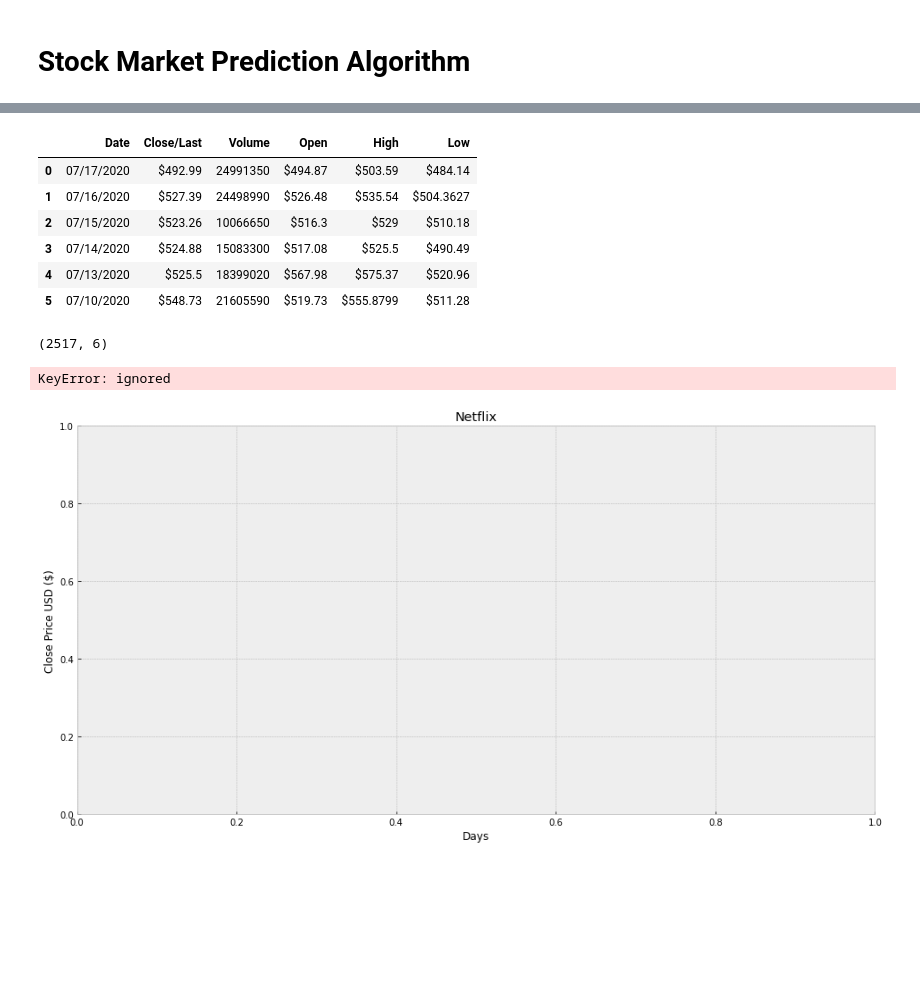
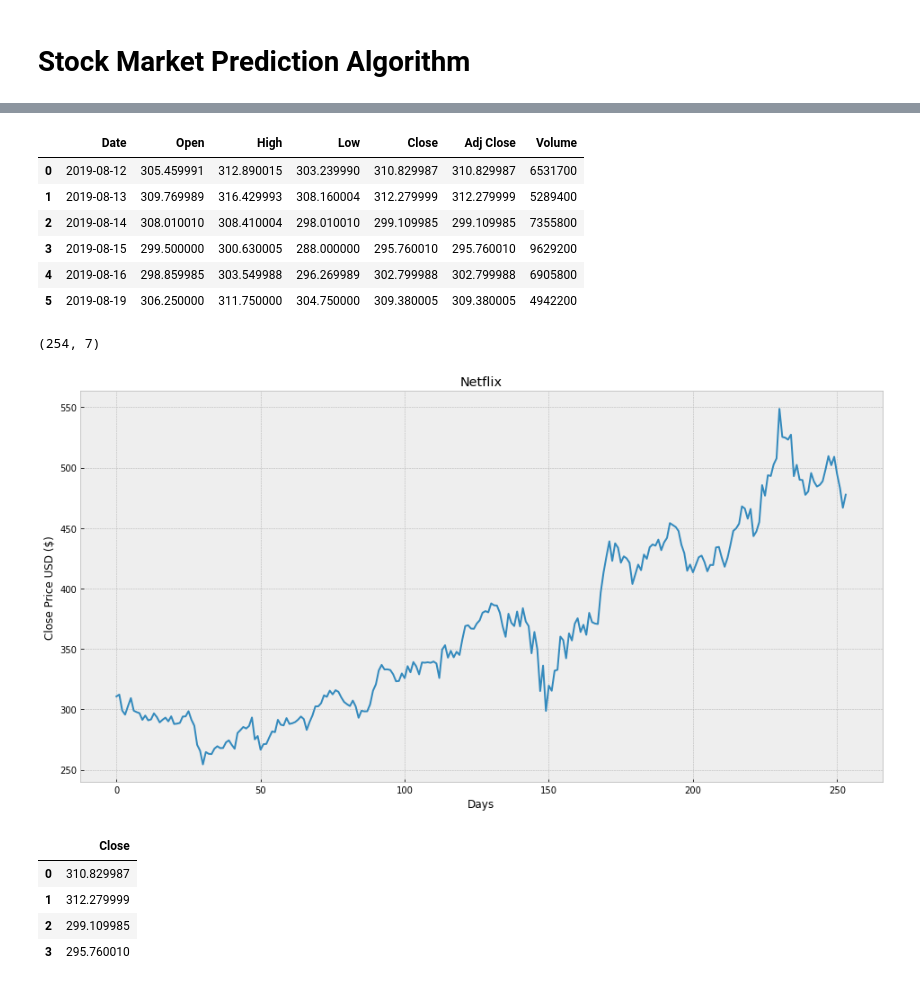
Before and after one commit to michelleruas/Variance_Machine_Learning, a Jupyter notebook: Stock_Market_Prediction.ipynb, the cells around one changed output, grey strips where cells are left out. Cells and saved outputs as stored; diff of their text form; code cells hidden in the pictures; blank space fills up the shorter version.

```diff
--- a/Stock_Market_Prediction.ipynb
+++ b/Stock_Market_Prediction.ipynb
@@ -21,28 +21,37 @@ Saving netflix.csv to netflix.csv
 # %%
 #Store data
-df = pd.read_csv('netflix.csv')
+df = pd.read_csv('NFLX.csv')
 df.head(6)
 # %% [output]
-|  | Date | Close/Last | Volume | Open | High | Low |
-| 0 | 07/17/2020 | $492.99 | 24991350 | $494.87 | $503.59 | $484.14 |
-| 1 | 07/16/2020 | $527.39 | 24498990 | $526.48 | $535.54 | $504.3627 |
-| 2 | 07/15/2020 | $523.26 | 10066650 | $516.3 | $529 | $510.18 |
-| 3 | 07/14/2020 | $524.88 | 15083300 | $517.08 | $525.5 | $490.49 |
-| 4 | 07/13/2020 | $525.5 | 18399020 | $567.98 | $575.37 | $520.96 |
-| 5 | 07/10/2020 | $548.73 | 21605590 | $519.73 | $555.8799 | $511.28 |
+|  | Date | Open | High | Low | Close | Adj Close | Volume |
+| 0 | 2019-08-12 | 305.459991 | 312.890015 | 303.239990 | 310.829987 | 310.829987 | 6531700 |
+| 1 | 2019-08-13 | 309.769989 | 316.429993 | 308.160004 | 312.279999 | 312.279999 | 5289400 |
+| 2 | 2019-08-14 | 308.010010 | 308.410004 | 298.010010 | 299.109985 | 299.109985 | 7355800 |
+| 3 | 2019-08-15 | 299.500000 | 300.630005 | 288.000000 | 295.760010 | 295.760010 | 9629200 |
+| 4 | 2019-08-16 | 298.859985 | 303.549988 | 296.269989 | 302.799988 | 302.799988 | 6905800 |
+| 5 | 2019-08-19 | 306.250000 | 311.750000 | 304.750000 | 309.380005 | 309.380005 | 4942200 |
 # %%
 #Get the number of trading days
 df.shape
 # %% [output]
-(2517, 6)
+(254, 7)
 # %%
 #Visualise the close price data
 plt.figure(figsize = (16,8))
 plt.title('Netflix')
 plt.xlabel('Days')
 plt.ylabel('Close Price USD ($)')
-plt.plot(df['Open'])
+plt.plot(df['Close'])
 plt.show()
 # %% [output]
-KeyError: ignored
-[figure, old version]
+[figure, new version]
+# %%
+#Get the close price, create new data frame
+df = df[['Close']]
+df.head(4)
+# %% [output]
+|  | Close |
+| 0 | 310.829987 |
+| 1 | 312.279999 |
+| 2 | 299.109985 |
+| 3 | 295.760010 |
```
Also changed, not shown: parts of 3 cells of this notebook.
